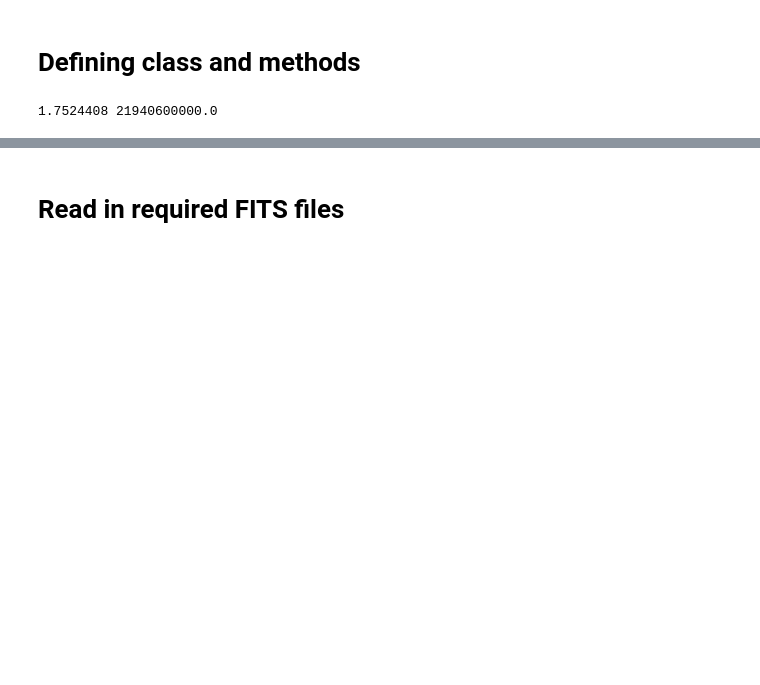
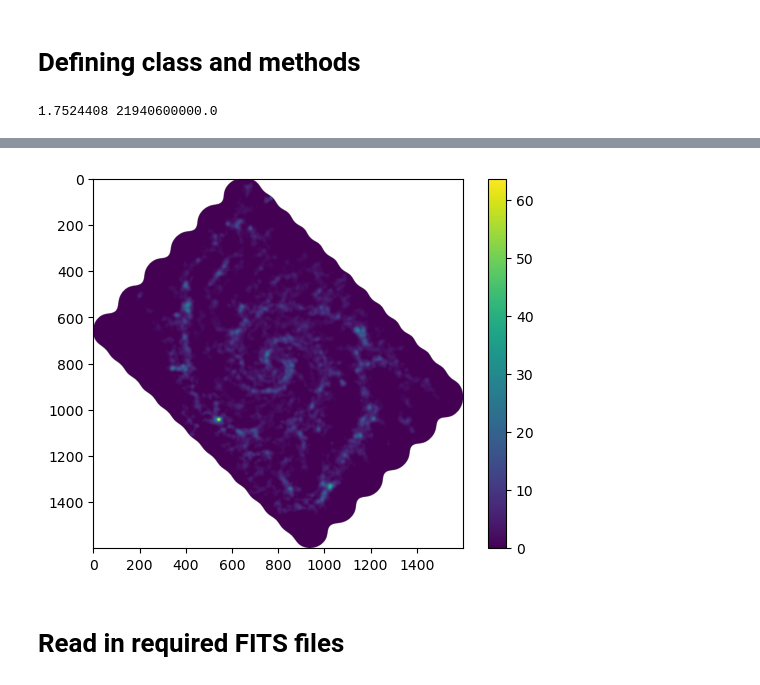
Before and after one commit to annadignan/co_to_h2, a Jupyter notebook: work.ipynb, the cells around one changed output, grey strips where cells are left out. Saved outputs shown, nothing was run; the diff lists cells and outputs as text; code cells hidden in the pictures; blank space fills up the shorter version.

```diff
--- a/work.ipynb
+++ b/work.ipynb
@@ -269,3 +606,7 @@ QTable length=2560000
+# %%
+plotmap(co_map.data)
+# %% [output]
+[figure, added]
 # %% [markdown]
 # Read in required FITS files
 # %% [markdown]
```
Also changed, not shown: parts of 5 cells of this notebook.
